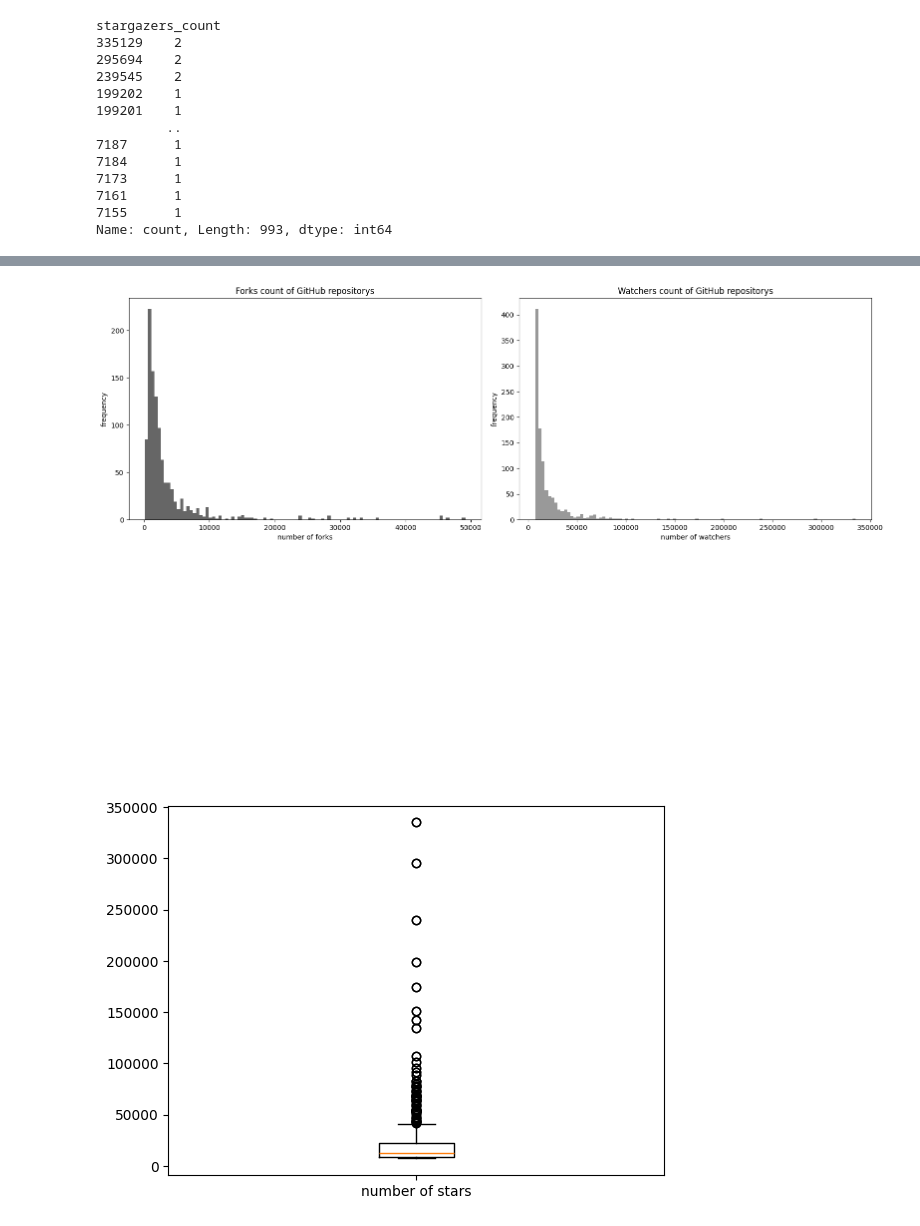
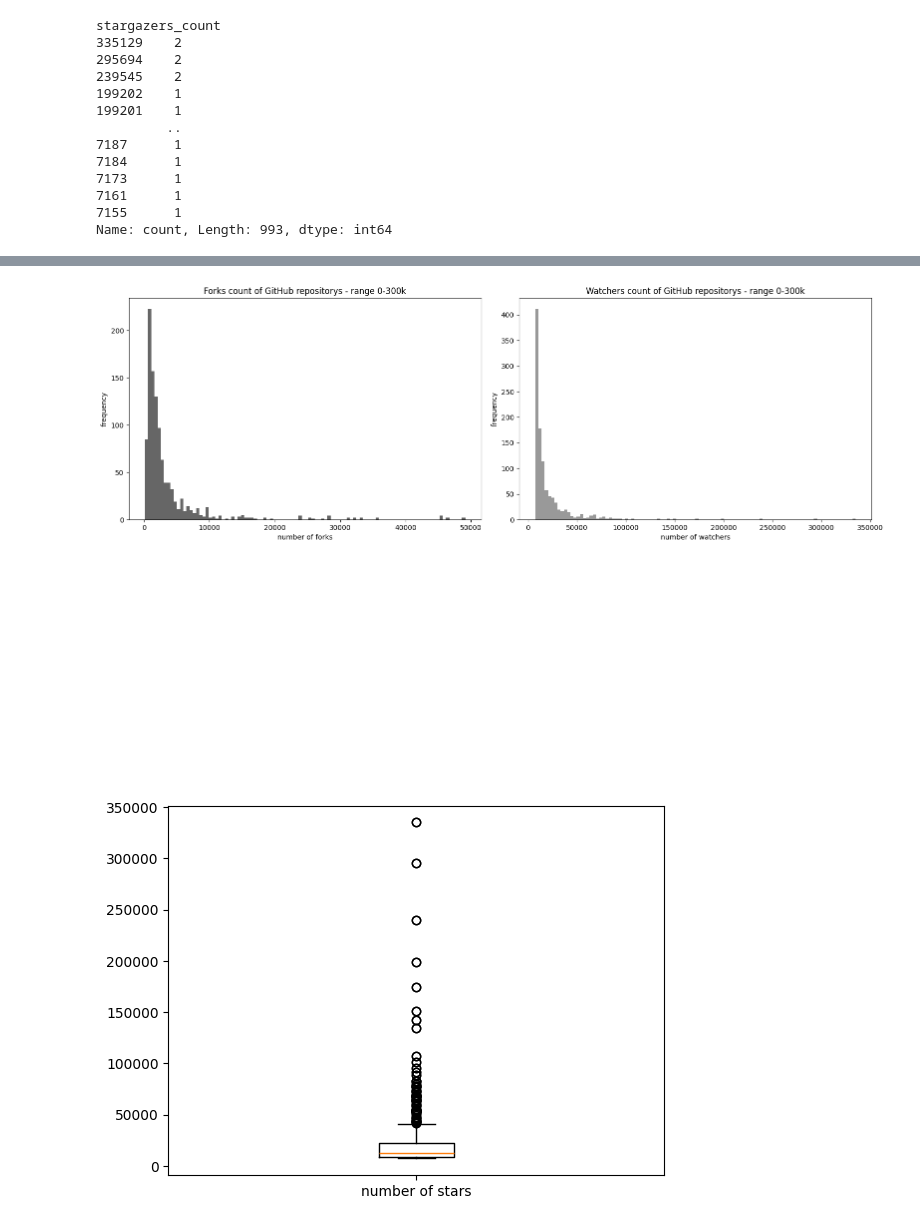
Before and after one commit to df1000/ma_automated_documentation, a Jupyter notebook: preprocessing/analyse_repos_metadata.ipynb, the cells around one changed output, grey strips where cells are left out. Drawn from its saved outputs; the diff is of its cells as text; code cells hidden in the pictures.

```diff
--- a/preprocessing/analyse_repos_metadata.ipynb
+++ b/preprocessing/analyse_repos_metadata.ipynb
@@ -5,7 +5,9 @@ import numpy as np
 import matplotlib.pyplot as plt
 from langdetect import detect
 # %%
-with open('../data/helper/df_repos_metadata.json', 'r') as file:
+file_path = '../data/helper/df_repos_metadata_stars_greater_7k.json'
+#file_path = '../data/helper/df_repos_metadata_stars_range_0_300k.json'
+with open(file_path, 'r') as file:
     loaded_data = json.load(file)
 # %%
 df = pd.DataFrame(data=loaded_data)
@@ -121,36 +119,36 @@ plt.show()
 # %%
 # number of forks & watchers
 fig, ax = plt.subplots(nrows=2, ncols=2, figsize=(16,10), sharex=False, sharey=False)
 # sharex=True legt fest, ob Skala aller x-Achsen der Subplot gleich ist
 
 # data
 ax[0,0].hist(df['forks_count'], color='0.4', bins=100)
 ax[0,1].hist(df['watchers_count'], color='0.6', bins=100)
 ax[1,1].axis('off') # plots anordnen
 ax[1,0].axis('off')
 
 # title
-ax[0,0].set_title('Forks count of GitHub repositorys')
-ax[0,1].set_title('Watchers count of GitHub repositorys')
+ax[0,0].set_title('Forks count of GitHub repositorys - range 0-300k')
+ax[0,1].set_title('Watchers count of GitHub repositorys - range 0-300k')
 
 # lable axis x
 ax[0,0].set_xlabel('number of forks')
 ax[0,1].set_xlabel('number of watchers')
 
 # lable axis y
 ax[0,0].set_ylabel('frequency')
 ax[0,1].set_ylabel('frequency')
 
 # limitation axis
 #ax[0,0].set_xlim(0, 100000)
 
 # fig.suptitle('Forks count of GitHub repositories')
 # format of interval between plots
 plt.tight_layout()
 
 plt.show()
 # %% [output]
-[figure, old version]
+[figure, new version]
 # %%
 plt.boxplot(df[['stargazers_count']], tick_labels=['number of stars'])
 
```
Also changed, not shown: parts of 4 cells of this notebook, 4 other files.
